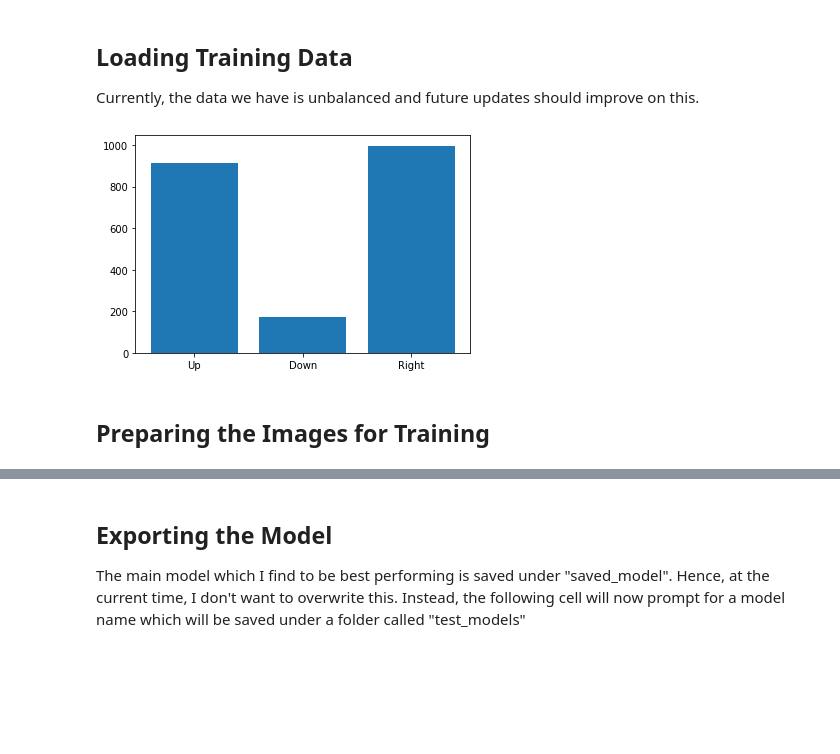
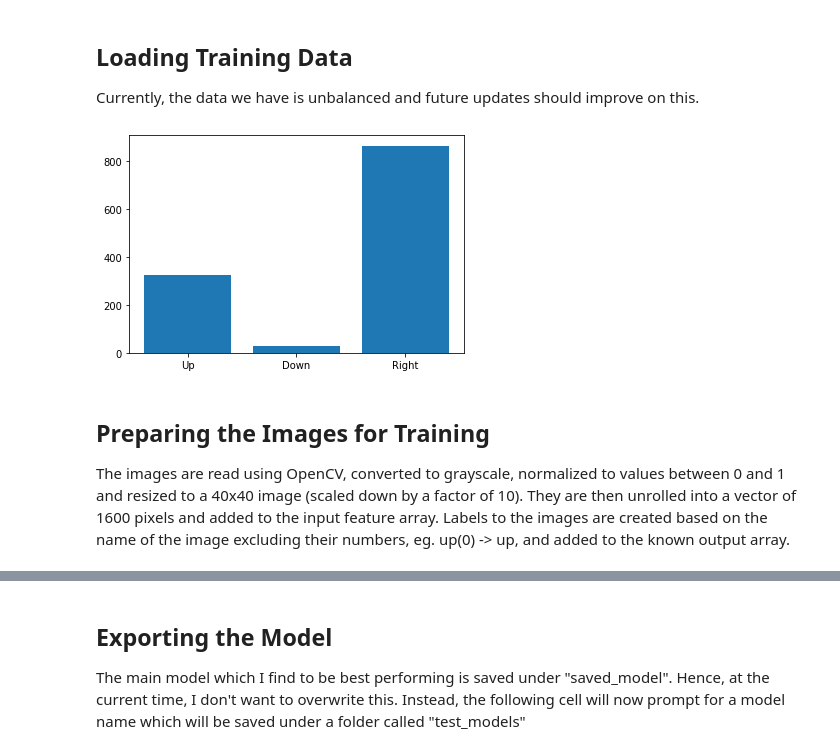
Before and after one commit to tengznaim/dinosaur-game-ai, a Jupyter notebook: model_training.ipynb, the cells around one changed output, grey strips where cells are left out. Cells and saved outputs as stored; diff of their text form; code cells hidden in the pictures; blank space fills up the shorter version.

```diff
--- a/model_training.ipynb
+++ b/model_training.ipynb
@@ -22,27 +21,29 @@ tf.__version__
 Currently, the data we have is unbalanced and future updates should improve on this.
 # %%
 parent_dir = os.getcwd()
-training_data_folder = os.path.join(parent_dir, "training_data")
+training_data_folder = os.path.join(parent_dir, "training_data_smaller")
 
 up_folder = os.path.join(training_data_folder, "up")
 down_folder = os.path.join(training_data_folder, "down")
 right_folder = os.path.join(training_data_folder, "right")
 
 up_images = os.listdir(up_folder)
 down_images = os.listdir(down_folder)
 right_images = os.listdir(right_folder)
 
 up_count = len(up_images)
 down_count = len(down_images)
 right_count = len(right_images)
 
 labels = ["Up","Down","Right"]
 plt.bar(labels,[up_count, down_count, right_count])
 plt.show()
 # %% [output]
-[figure, old version]
+[figure, new version]
-# %% [markdown]
-## Preparing the Images for Training
+# %% [markdown]
+## Preparing the Images for Training
+
+The images are read using OpenCV, converted to grayscale, normalized to values between 0 and 1 and resized to a 40x40 image (scaled down by a factor of 10). They are then unrolled into a vector of 1600 pixels and added to the input feature array. Labels to the images are created based on the name of the image excluding their numbers, eg. up(0) -> up, and added to the known output array.
 # %%
 X = []
 y = []
```
Also changed, not shown: parts of 19 cells of this notebook, 7 other files.
